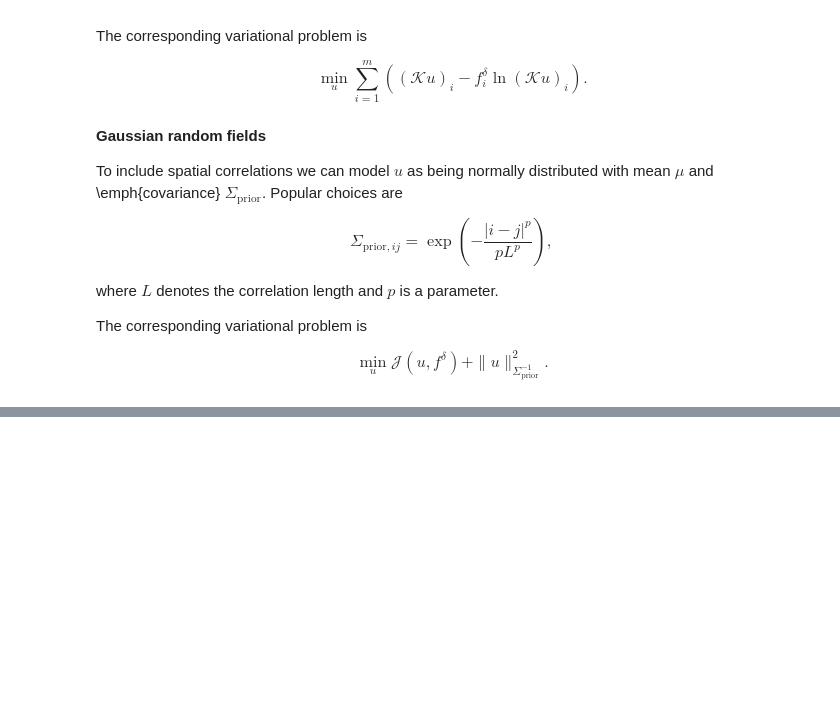
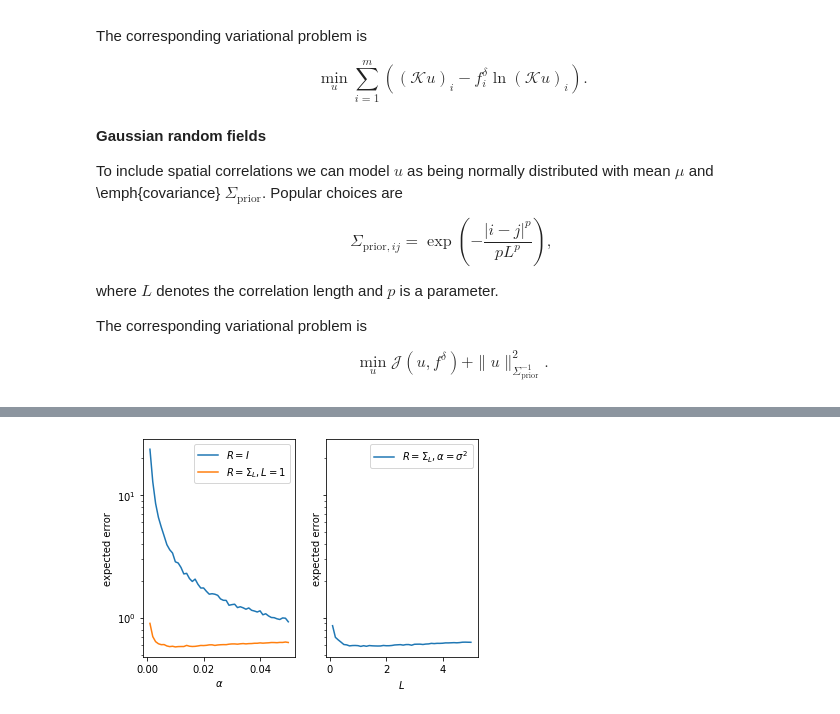
Before and after one commit to TristanvanLeeuwen/IP_and_Im_Lectures, a Jupyter notebook: statistical_perspective.ipynb, the cells around one changed output, grey strips where cells are left out. Cells and saved outputs as stored; diff of their text form; code cells hidden in the pictures; blank space fills up the shorter version.

```diff
--- a/statistical_perspective.ipynb
+++ b/statistical_perspective.ipynb
@@ -154,0 +372,84 @@ $$
+# %%
+# forward operator
+def getK(n):
+    h = 1/n;
+    d = 1e3;
+    x = np.linspace(h/2,1-h/2,n)
+    xx,yy = np.meshgrid(x,x)
+    K = np.exp(-d*(xx-yy)**2)
+
+    return K,x
+
+# helper function
+def recon(u,sigma,alpha,R,m):
+    """
+    Draw random noise with variance sigma_true
+    and reconstruct using generalized Tikhonov with regularization min_u \|Ku - f\|^2 + alpha \|R^{-1/2}u\|_2^2
+    """
+    n = len(u)
+    K,x = getK(n)
+
+    urec = np.zeros((m,n))
+    for k in range(m):
+        noise = sigma*np.random.randn(n)
+        f = K@u + noise
+        urec[k] = np.linalg.solve(K.T@K + alpha*np.linalg.inv(R), K.T@f)
+
+    error = np.mean(np.sum((urec - u)**2,axis=1))
+    return error,urec
+
+# seed for reproducibility
+np.random.seed(42)
+
+# generate true image
+n = 100
+sigma = 1e-1
+L = 1
+
+K,x = getK(n)
+
+Sigma = np.exp(-np.abs(np.outer(x,np.ones(n)) - np.outer(np.ones(n),x))/L)
+
+u = np.random.multivariate_normal(np.zeros(n),Sigma)
+
+# sampling settings
+m = 100
+alphas = np.linspace(1e-3,5e-2,50)
+
+# Reconstruction using R = I
+R = np.eye(n)
+error1 = np.zeros(len(alphas))
+for k in range(len(alphas)):
+    error1[k],urec = recon(u,sigma,alphas[k],R,m)
+
+# Reconstruction using R = Sigma
+R = Sigma
+error2 = np.zeros(len(alphas))
+for k in range(len(alphas)):
+    error2[k],urec = recon(u,sigma,alphas[k],R,m)
+
+# Reconstruction as a function of L
+Ls = np.linspace(.1,5,50)
+alpha = sigma**2
+error3 = np.zeros(len(Ls))
+for k in range(len(Ls)):
+    R = np.exp(-np.abs(np.outer(x,np.ones(n)) - np.outer(np.ones(n),x))/Ls[k])
+    error3[k],urec = recon(u,sigma,alpha,R,m)
+
+# Plot results
+fig, ax = plt.subplots(nrows=1, ncols=2, sharey=True)
+
+ax[0].semilogy(alphas,error1,label='$R = I$')
+ax[0].semilogy(alphas,error2,label=r'$R = \Sigma_L, L=1$')
+ax[0].set_xlabel(r'$\alpha$')
+ax[0].set_ylabel('expected error')
+ax[0].legend()
+
+ax[1].semilogy(Ls,error3,label=r'$R = \Sigma_L, \alpha=\sigma^2$')
+ax[1].set_xlabel(r'$L$')
+ax[1].legend()
+
+plt.show()
+glue("expected_error",fig,display=False)
+# %% [output]
+[figure, added]
```
Also changed, not shown: parts of 10 cells of this notebook, 5 other files.
